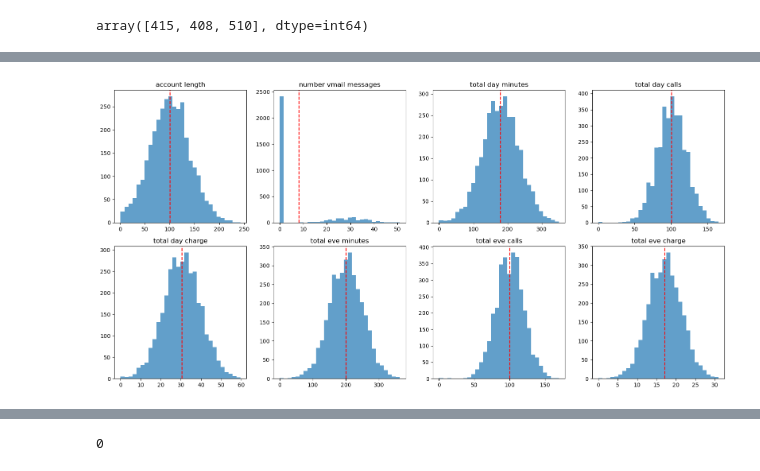
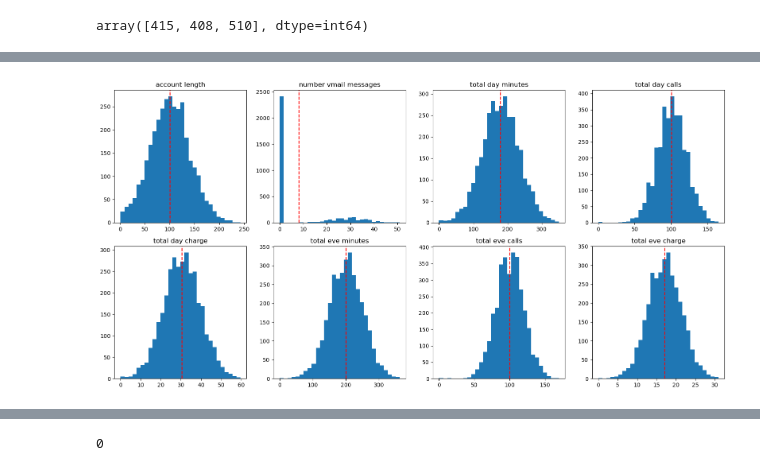
Before and after one commit to EAlmadi/Phase3_project, a Jupyter notebook: Syria-Tel.ipynb, the cells around one changed output, grey strips where cells are left out. Cells and saved outputs as stored; diff of their text form; code cells hidden in the pictures.

```diff
--- a/Syria-Tel.ipynb
+++ b/Syria-Tel.ipynb
@@ -172,23 +172,17 @@ Syriatel_data.describe() #for statistical summary statistics.
 | 75% | 127.000000 | 20.000000 | 216.400000 | 114.000000 | 36.790000 | ... |
 | max | 243.000000 | 51.000000 | 350.800000 | 165.000000 | 59.640000 | ... |
 # %%
-# Create plots to visualize outliers
+# Make plots to see outliers in the data
+plt.figure(figsize=(16, 8))
 
-# Create subplots
-fig, axes = plt.subplots(2, 4, figsize=(16, 8))
-axes = axes.ravel()
-
-# Plot histograms
-for i, col in enumerate(numerical_cols[:8]):  # First 8 columns
-    axes[i].hist(Syriatel_data[col], bins=30, alpha=0.7)
-    axes[i].set_title(f'{col}')
-    axes[i].axvline(Syriatel_data[col].mean(), color='red', linestyle='--', label='Mean')
-
-# Hide empty subplots if there are fewer than 8 columns
-for i in range(len(numerical_cols[:8]), 8):
-    axes[i].set_visible(False)
+# Make histograms for each column
+for i in range(8):
+    plt.subplot(2, 4, i+1)
+    plt.hist(Syriatel_data[numerical_cols[i]], bins=30)
+    plt.title(numerical_cols[i])
+    plt.axvline(Syriatel_data[numerical_cols[i]].mean(), color='red', linestyle='--')
 
 plt.tight_layout()
 plt.show()
 # %% [output]
-[figure, old version]
+[figure, new version]
```
Also changed, not shown: parts of 23 cells of this notebook, 1 other file.
